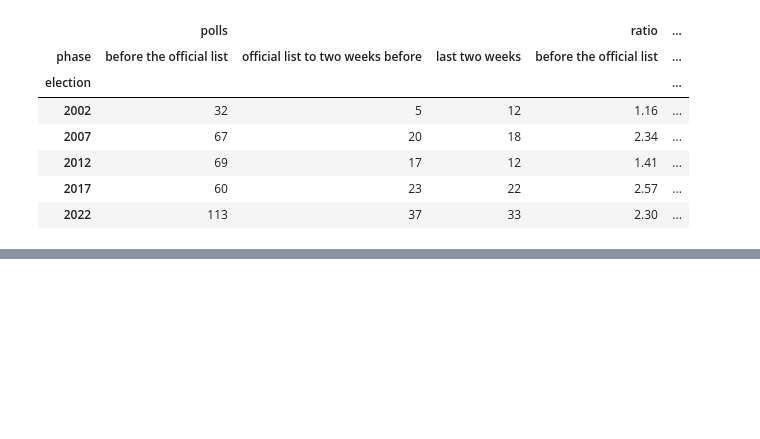
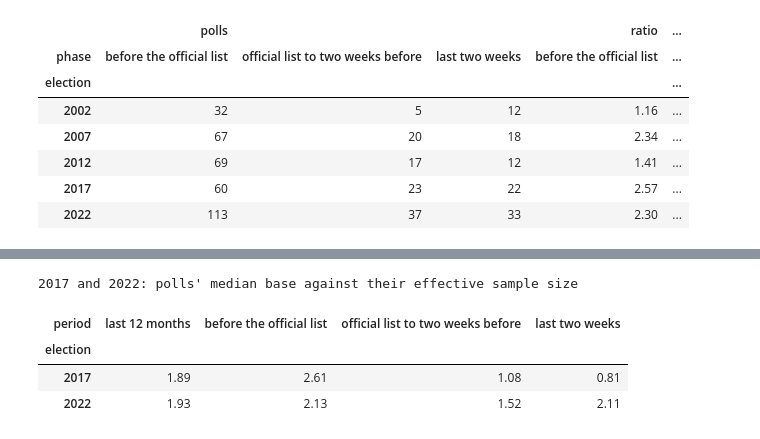
Before and after one commit to clarasalas/strategic-voting-polls-2RS, a Jupyter notebook: notebooks/05_polls_descriptive.ipynb, the cells around one changed output, grey strips where cells are left out. Cells and saved outputs as stored; diff of their text form; code cells hidden in the pictures; blank space fills up the shorter version.

```diff
--- a/notebooks/05_polls_descriptive.ipynb
+++ b/notebooks/05_polls_descriptive.ipynb
@@ -500,0 +549,9 @@ herd.unstack("phase")
+# %%
+print("2017 and 2022: polls' median base against their effective sample size")
+noise.dropna(subset=["median_base"]).pivot(index="election", columns="period", values="design_effect")[["last 12 months"] + timeline.PHASES].round(2)
+# %% [output]
+2017 and 2022: polls' median base against their effective sample size
+| period | last 12 months | before the official list | official list to two weeks before | last two weeks |
+| election |  |  |  |  |
+| 2017 | 1.89 | 2.61 | 1.08 | 0.81 |
+| 2022 | 1.93 | 2.13 | 1.52 | 2.11 |
```
Also changed, not shown: parts of 3 cells of this notebook, 2 other files.
